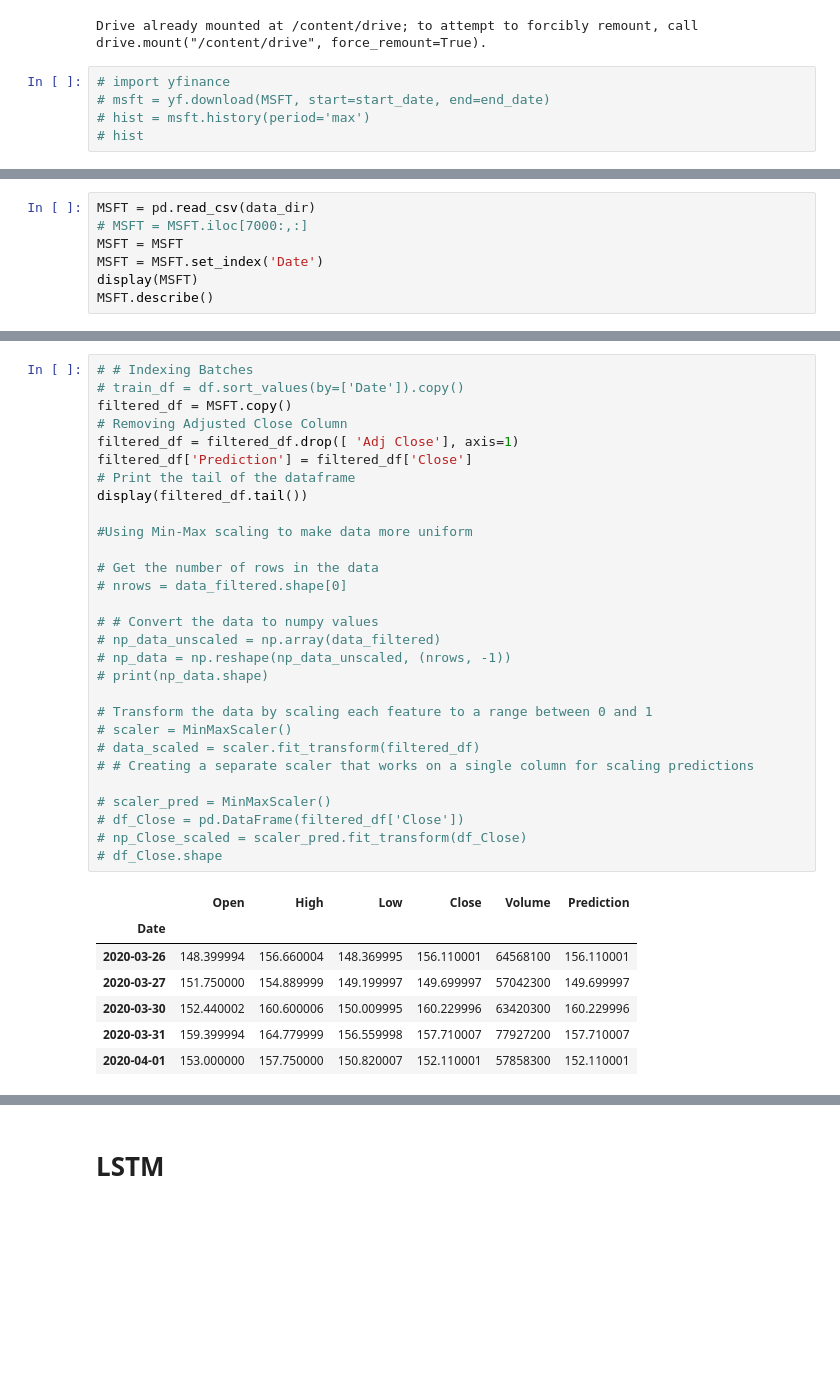
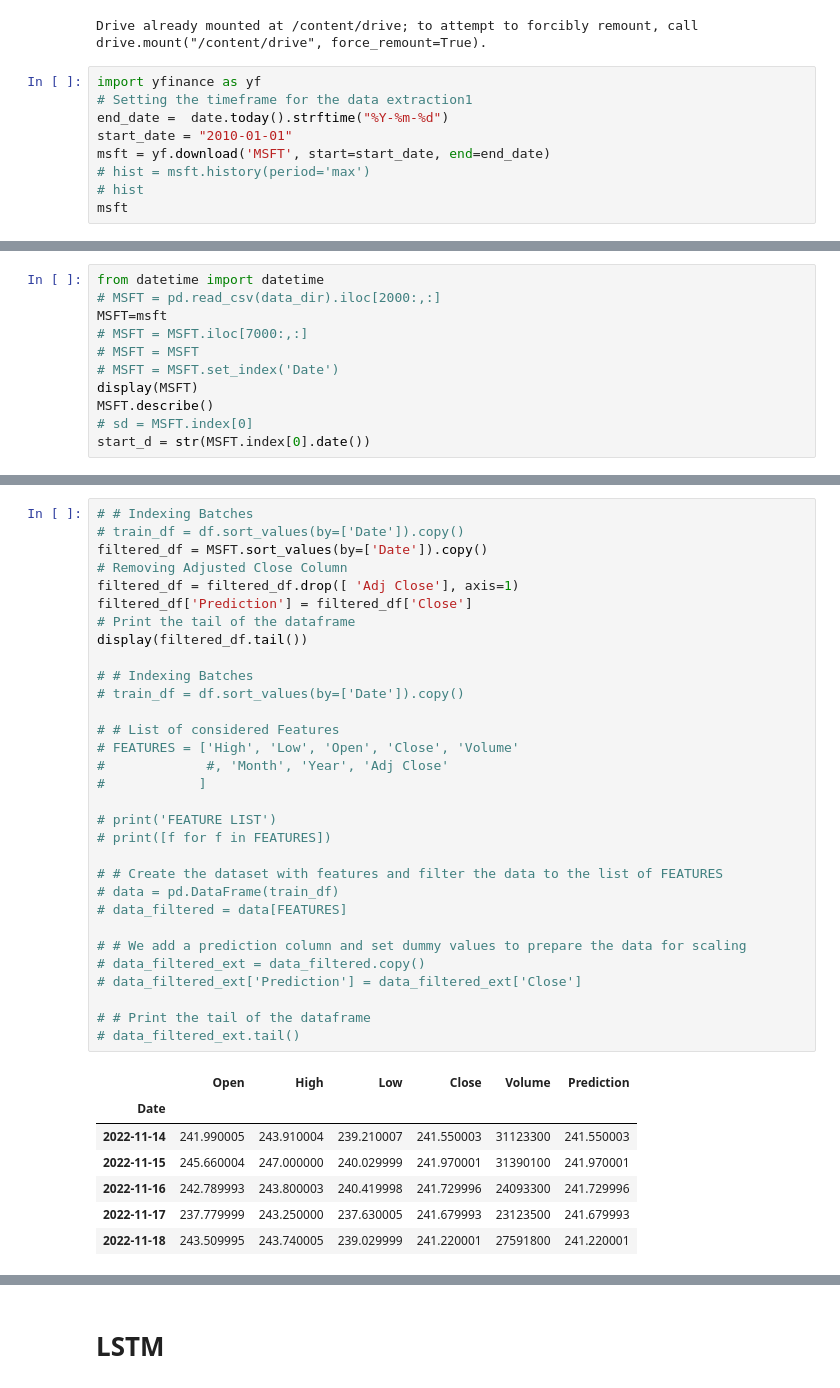
Before and after one commit to Anomaly1702/Ass3_Rnn, a Jupyter notebook: ASS3_RNN.ipynb, the cells around one changed output, grey strips where cells are left out. Cells and saved outputs as stored; diff of their text form; blank space fills up the shorter version.

```diff
--- a/ASS3_RNN.ipynb
+++ b/ASS3_RNN.ipynb
@@ -32,7 +32,11 @@ from sklearn.preprocessing import MinMaxScaler
 # %% [output]
 Drive already mounted at /content/drive; to attempt to forcibly remount, call drive.mount("/content/drive", force_remount=True).
 # %%
-# import yfinance
-# msft = yf.download(MSFT, start=start_date, end=end_date)
+import yfinance as yf
+# Setting the timeframe for the data extraction1
+end_date =  date.today().strftime("%Y-%m-%d")
+start_date = "2010-01-01"
+msft = yf.download('MSFT', start=start_date, end=end_date)
 # hist = msft.history(period='max')
 # hist
+msft
@@ -39,10 +59,14 @@ Drive already mounted at /content/drive; to attempt to forcibly remount, call dr
 # %%
-MSFT = pd.read_csv(data_dir)
+from datetime import datetime
+# MSFT = pd.read_csv(data_dir).iloc[2000:,:]
+MSFT=msft
 # MSFT = MSFT.iloc[7000:,:]
-MSFT = MSFT
-MSFT = MSFT.set_index('Date')
+# MSFT = MSFT
+# MSFT = MSFT.set_index('Date')
 display(MSFT)
 MSFT.describe()
+# sd = MSFT.index[0]
+start_d = str(MSFT.index[0].date())
 # %% [output]
 |  | Open | High | Low | Close | Adj Close | Volume |
 | Date |  |  |  |  |  |  |
@@ -198,37 +125,39 @@ class Basenet():
 # %%
 # # Indexing Batches
 # train_df = df.sort_values(by=['Date']).copy()
-filtered_df = MSFT.copy()
+filtered_df = MSFT.sort_values(by=['Date']).copy()
 # Removing Adjusted Close Column
 filtered_df = filtered_df.drop([ 'Adj Close'], axis=1)
 filtered_df['Prediction'] = filtered_df['Close']
 # Print the tail of the dataframe
 display(filtered_df.tail())
 
-#Using Min-Max scaling to make data more uniform
+# # Indexing Batches
+# train_df = df.sort_values(by=['Date']).copy()
 
-# Get the number of rows in the data
-# nrows = data_filtered.shape[0]
+# # List of considered Features
+# FEATURES = ['High', 'Low', 'Open', 'Close', 'Volume'
+#             #, 'Month', 'Year', 'Adj Close'
+#            ]
 
-# # Convert the data to numpy values
-# np_data_unscaled = np.array(data_filtered)
-# np_data = np.reshape(np_data_unscaled, (nrows, -1))
-# print(np_data.shape)
+# print('FEATURE LIST')
+# print([f for f in FEATURES])
 
-# Transform the data by scaling each feature to a range between 0 and 1
-# scaler = MinMaxScaler()
-# data_scaled = scaler.fit_transform(filtered_df)
-# # Creating a separate scaler that works on a single column for scaling predictions
+# # Create the dataset with features and filter the data to the list of FEATURES
+# data = pd.DataFrame(train_df)
+# data_filtered = data[FEATURES]
 
-# scaler_pred = MinMaxScaler()
-# df_Close = pd.DataFrame(filtered_df['Close'])
-# np_Close_scaled = scaler_pred.fit_transform(df_Close)
-# df_Close.shape
+# # We add a prediction column and set dummy values to prepare the data for scaling
+# data_filtered_ext = data_filtered.copy()
+# data_filtered_ext['Prediction'] = data_filtered_ext['Close']
+
+# # Print the tail of the dataframe
+# data_filtered_ext.tail()
 # %% [output]
 |  | Open | High | Low | Close | Volume | Prediction |
 | Date |  |  |  |  |  |  |
-| 2020-03-26 | 148.399994 | 156.660004 | 148.369995 | 156.110001 | 64568100 | 156.110001 |
-| 2020-03-27 | 151.750000 | 154.889999 | 149.199997 | 149.699997 | 57042300 | 149.699997 |
-| 2020-03-30 | 152.440002 | 160.600006 | 150.009995 | 160.229996 | 63420300 | 160.229996 |
-| 2020-03-31 | 159.399994 | 164.779999 | 156.559998 | 157.710007 | 77927200 | 157.710007 |
-| 2020-04-01 | 153.000000 | 157.750000 | 150.820007 | 152.110001 | 57858300 | 152.110001 |
+| 2022-11-14 | 241.990005 | 243.910004 | 239.210007 | 241.550003 | 31123300 | 241.550003 |
+| 2022-11-15 | 245.660004 | 247.000000 | 240.029999 | 241.970001 | 31390100 | 241.970001 |
+| 2022-11-16 | 242.789993 | 243.800003 | 240.419998 | 241.729996 | 24093300 | 241.729996 |
+| 2022-11-17 | 237.779999 | 243.250000 | 237.630005 | 241.679993 | 23123500 | 241.679993 |
+| 2022-11-18 | 243.509995 | 243.740005 | 239.029999 | 241.220001 | 27591800 | 241.220001 |
```
Also changed, not shown: parts of 23 cells of this notebook.
